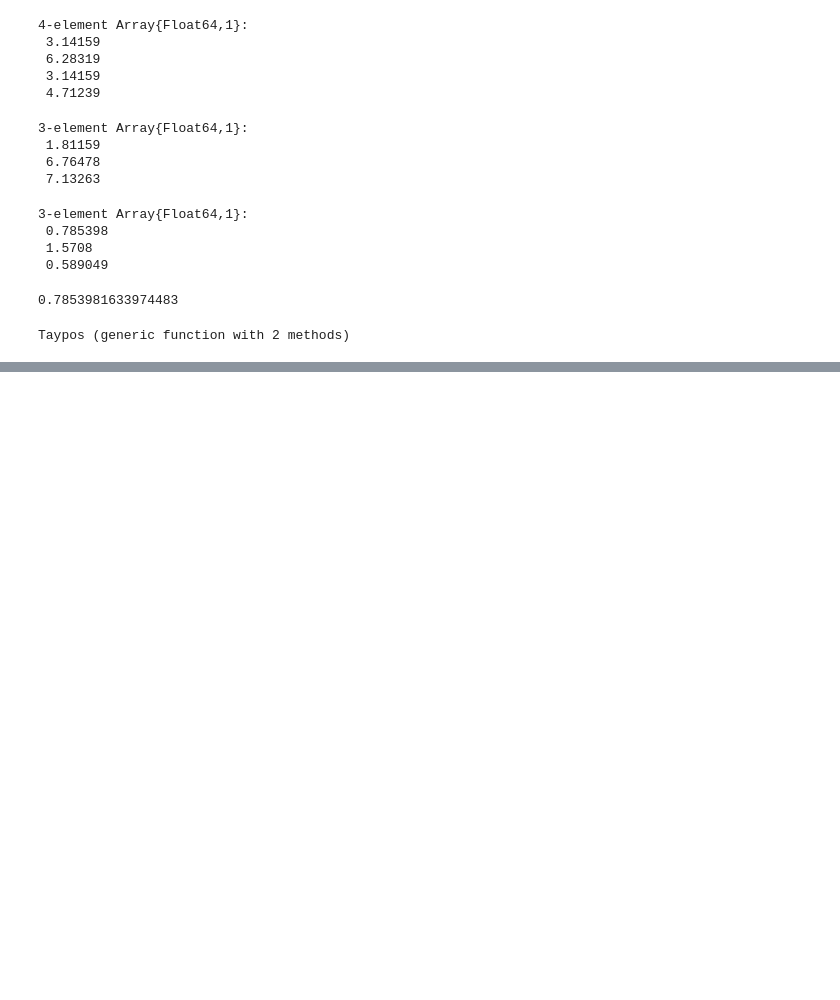
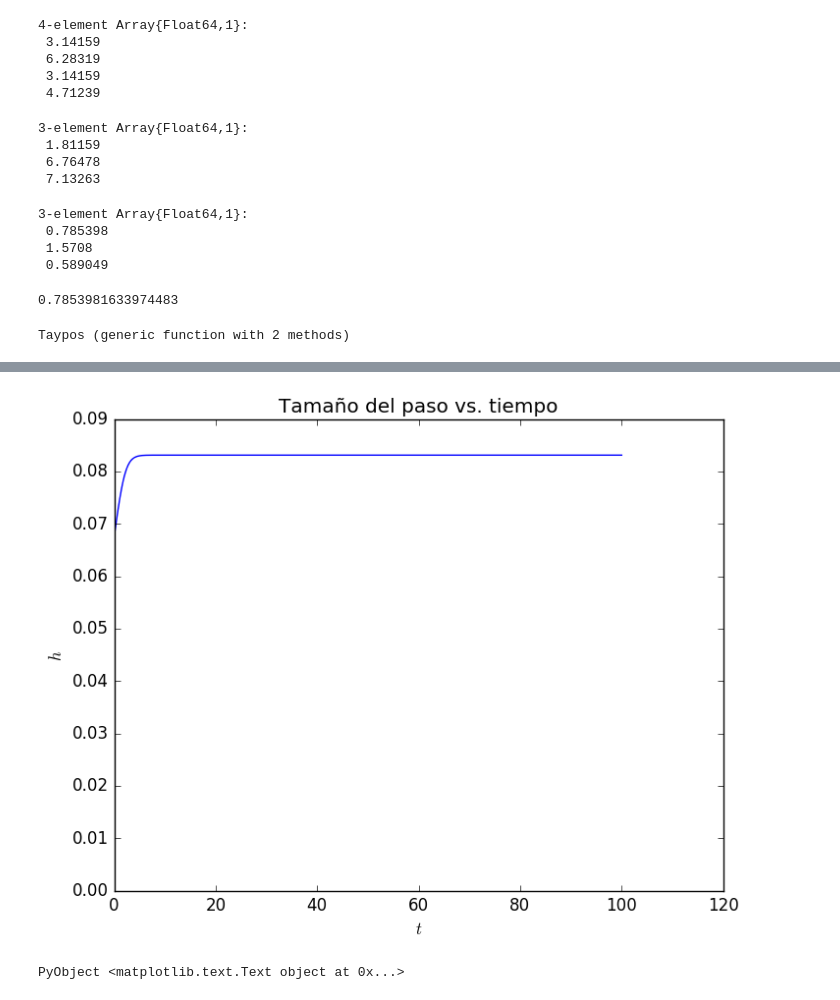
Before and after one commit to windie-rozureido/ProyectoTemasSelectosFisComp2016-1, a Jupyter notebook: trafico.ipynb, the cells around one changed output, grey strips where cells are left out. Cells and saved outputs as stored; diff of their text form; code cells hidden in the pictures; blank space fills up the shorter version.

```diff
--- a/trafico.ipynb
+++ b/trafico.ipynb
@@ -538,0 +651,9 @@ while loading In[33], in expression starting on line 1
+# %%
+n=length(L)
+plot(grafdat[:,1],grafdat[:,end])
+xlabel(L"t")
+ylabel(L"h")
+title("Tamaño del paso vs. tiempo")
+# %% [output]
+[figure, added]
+PyObject <matplotlib.text.Text object at 0x...>
```
Also changed, not shown: parts of 22 cells of this notebook.
